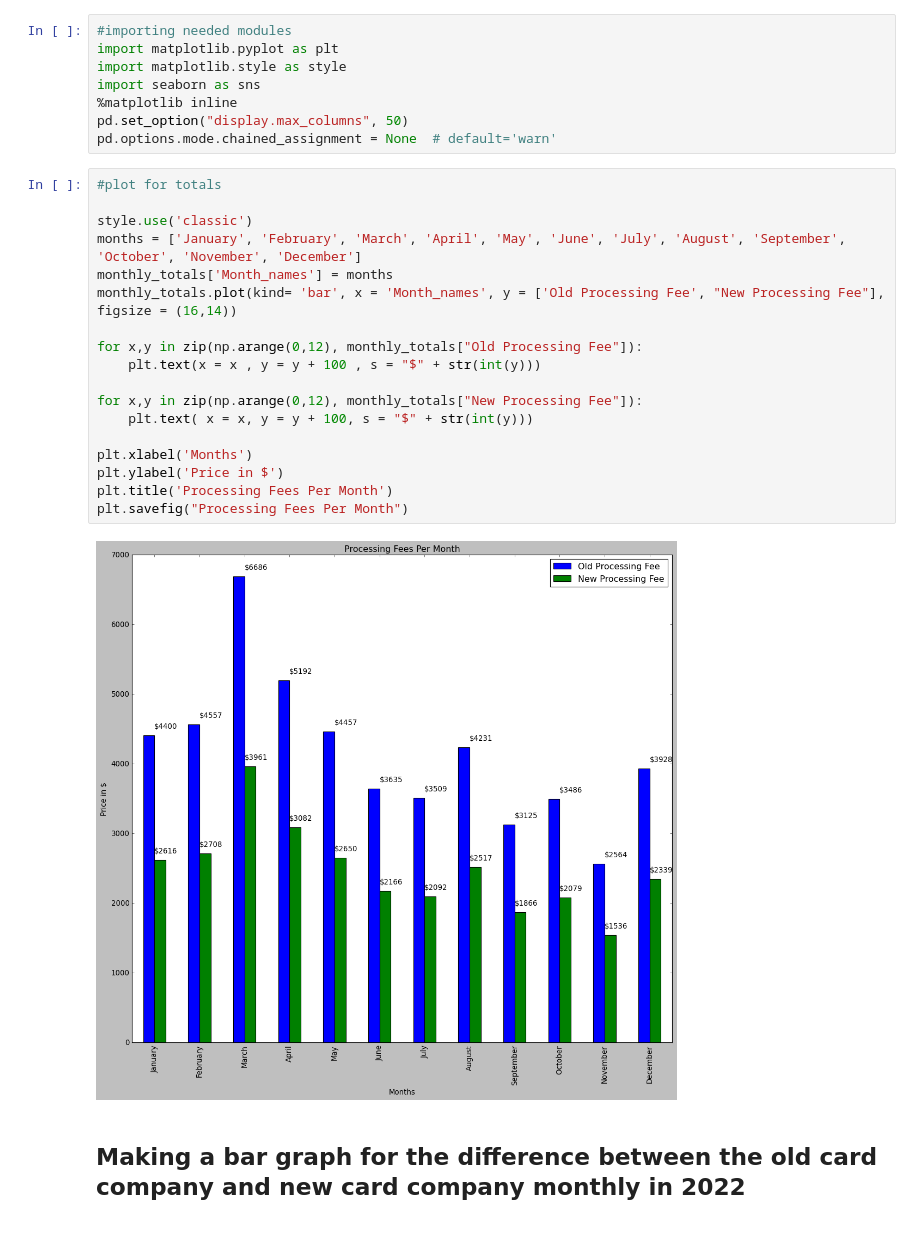
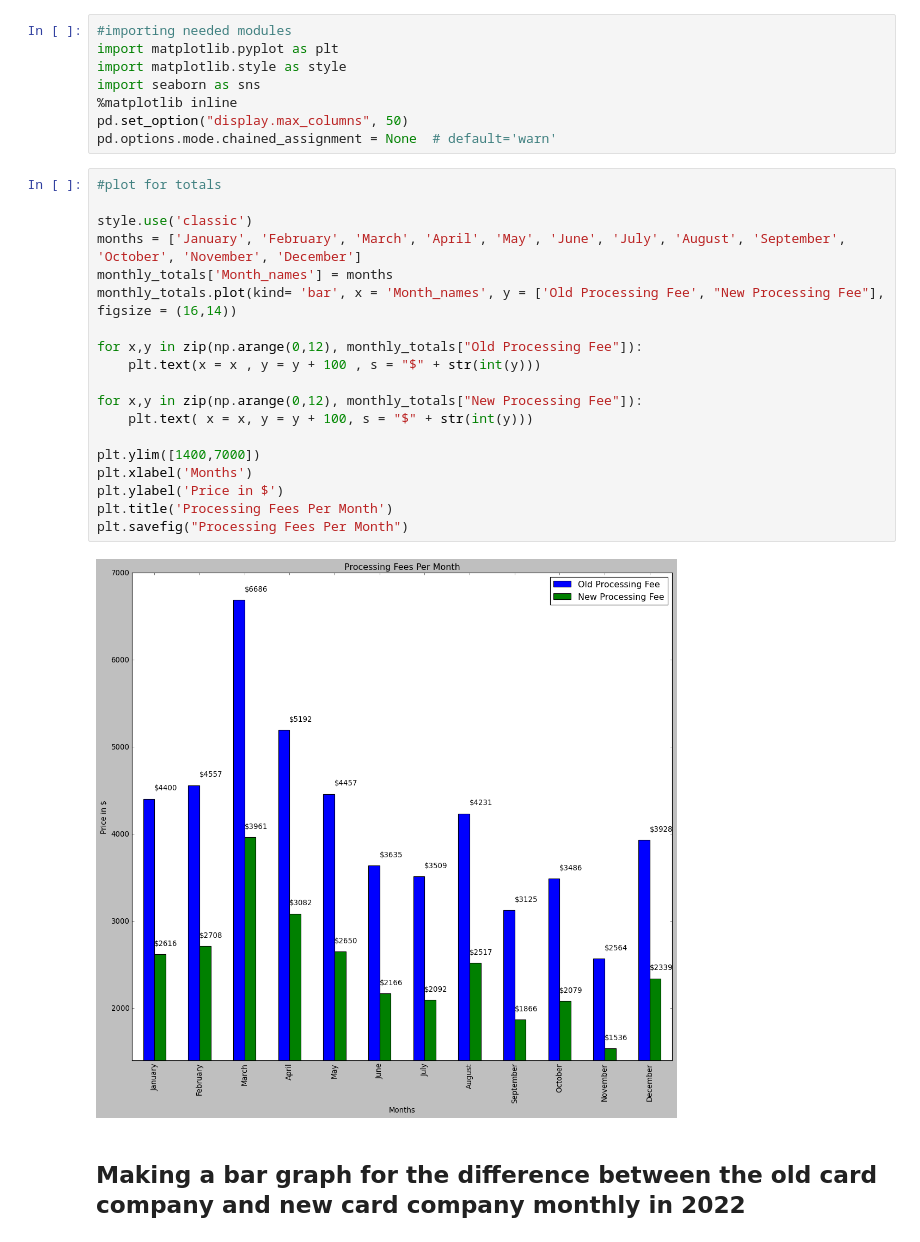
Before and after one commit to marbritz1998/Projects, a Jupyter notebook: ABR Imagery card processing company diffs/data_analysis_on_cards.ipynb, the cells around one changed output. Drawn from its saved outputs; the diff is of its cells as text.

```diff
--- a/ABR Imagery card processing company diffs/data_analysis_on_cards.ipynb
+++ b/ABR Imagery card processing company diffs/data_analysis_on_cards.ipynb
@@ -175,23 +175,24 @@ pd.options.mode.chained_assignment = None  # default='warn'
 # %%
 #plot for totals
 
 style.use('classic')
 months = ['January', 'February', 'March', 'April', 'May', 'June', 'July', 'August', 'September', 'October', 'November', 'December']
 monthly_totals['Month_names'] = months
 monthly_totals.plot(kind= 'bar', x = 'Month_names', y = ['Old Processing Fee', "New Processing Fee"], figsize = (16,14))
 
 for x,y in zip(np.arange(0,12), monthly_totals["Old Processing Fee"]):
     plt.text(x = x , y = y + 100 , s = "$" + str(int(y)))
 
 for x,y in zip(np.arange(0,12), monthly_totals["New Processing Fee"]):
     plt.text( x = x, y = y + 100, s = "$" + str(int(y)))
 
+plt.ylim([1400,7000])
 plt.xlabel('Months')
 plt.ylabel('Price in $')
 plt.title('Processing Fees Per Month')
 plt.savefig("Processing Fees Per Month")
 # %% [output]
-[figure, old version]
+[figure, new version]
 # %% [markdown]
 ## **Making a bar graph for the difference between the old card company and new card company monthly in 2022**
 # %%
```
Also changed, not shown: parts of 2 cells of this notebook, 3 other files.
